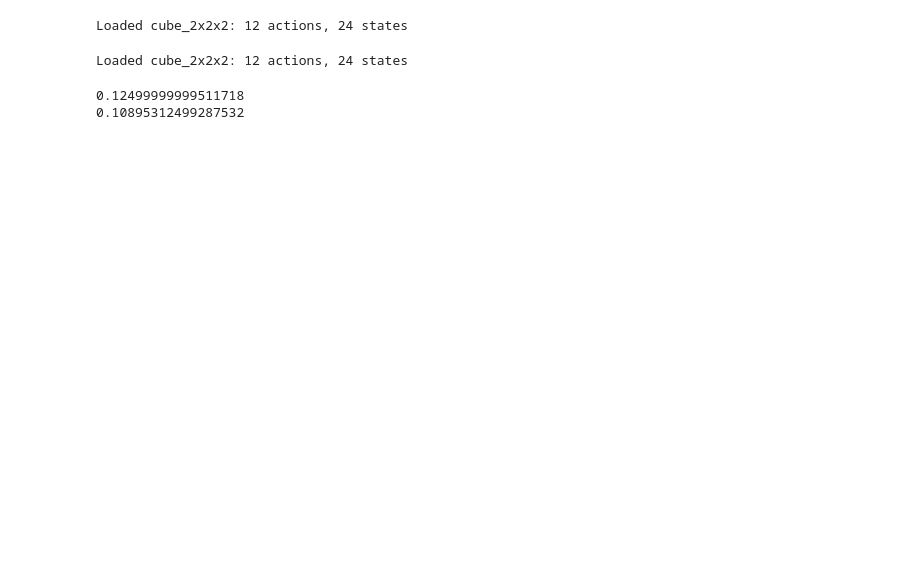
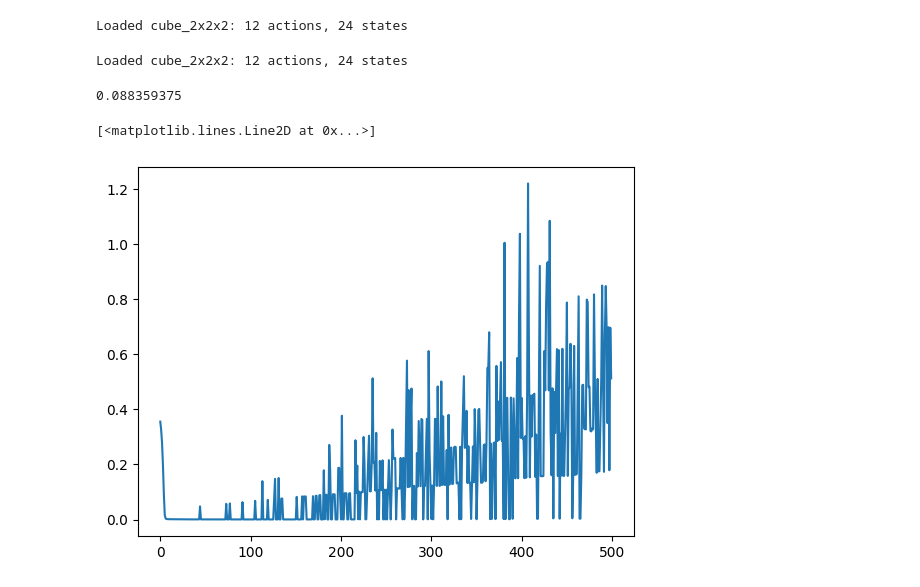
Before and after one commit to LeonY117/polytope-permutation, a Jupyter notebook: agent.ipynb, the cells around one changed output. Saved outputs shown, nothing was run; the diff lists cells and outputs as text; code cells hidden in the pictures; blank space fills up the shorter version.

```diff
--- a/agent.ipynb
+++ b/agent.ipynb
@@ -137,33 +165,41 @@ agent_config = {
 # %% [output]
 Loaded cube_2x2x2: 12 actions, 24 states
 # %%
+EPISODES = 500
 env = PuzzleEnv(env_config)
 agent = Agent(agent_config)
 
 reward_history = []
 success_history = []
+loss_history = []
 
 s = env.reset()
-for _ in tqdm(range(1000)):
-    s = torch.tensor(s, device="cpu")
-    a = agent.select_action(s)
+s = torch.tensor(s, device=device)
+for _ in tqdm(range(EPISODES)):
+    for _ in range(env_config["max_steps"]):
+        a = agent.select_action(s)
+        s_n, r, terminated, mask = env.step(a)
+        s_n = torch.tensor(s_n, device=device)
 
-    s_n, r, mask = env.step(a)
-    s_n = torch.tensor(s_n, device="cpu")
+        loss = agent.optimize(s, a, r, s_n, terminated, mask)
+        s = s_n
+        agent.update_target_net()
 
-    agent.optimize(s, a, r, s_n, mask)
-
-    # agent.update_target_net()
-
-    reward_history.append(env.get_cumulative_reward().sum().item()/env.num_envs)
+    agent.steps += 1
+    loss_history.append(loss)
+    reward_history.append(env.get_cumulative_reward().sum().item() / env.num_envs)
     success_history.append(env.get_completion_rate())
 
-print(success_history[-1])
+# print(success_history[-1])
 print(sum(success_history) / len(success_history))
 # %% [output]
 Loaded cube_2x2x2: 12 actions, 24 states
-0.12499999999511718
-0.10895312499287532
+0.088359375
+# %%
+plt.plot(loss_history)
+# %% [output]
+[<matplotlib.lines.Line2D at 0x...>]
+[figure, added]
 # %%
 plt.plot(success_history)
 plt.ylim(0, 1)
```
Also changed, not shown: parts of 9 cells of this notebook, 1 other file.
